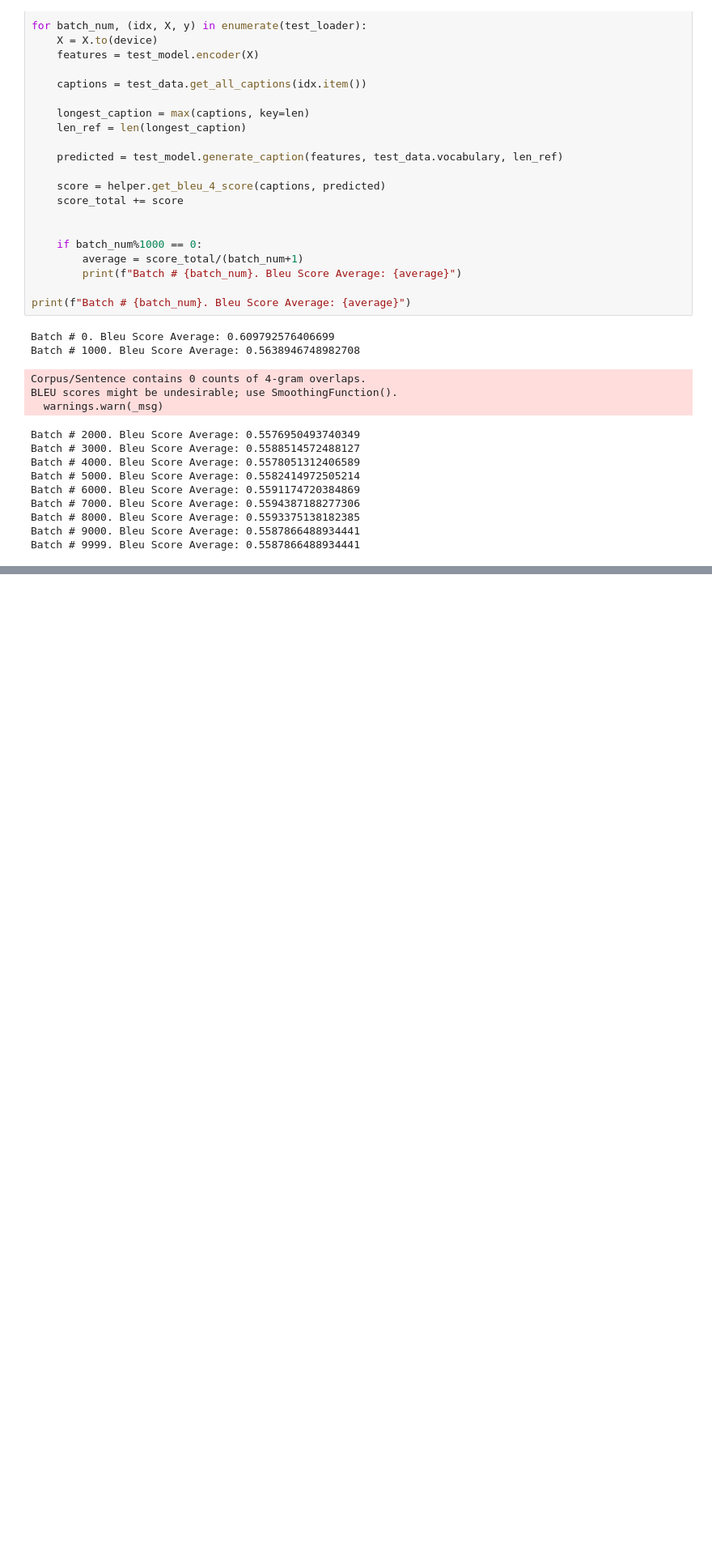
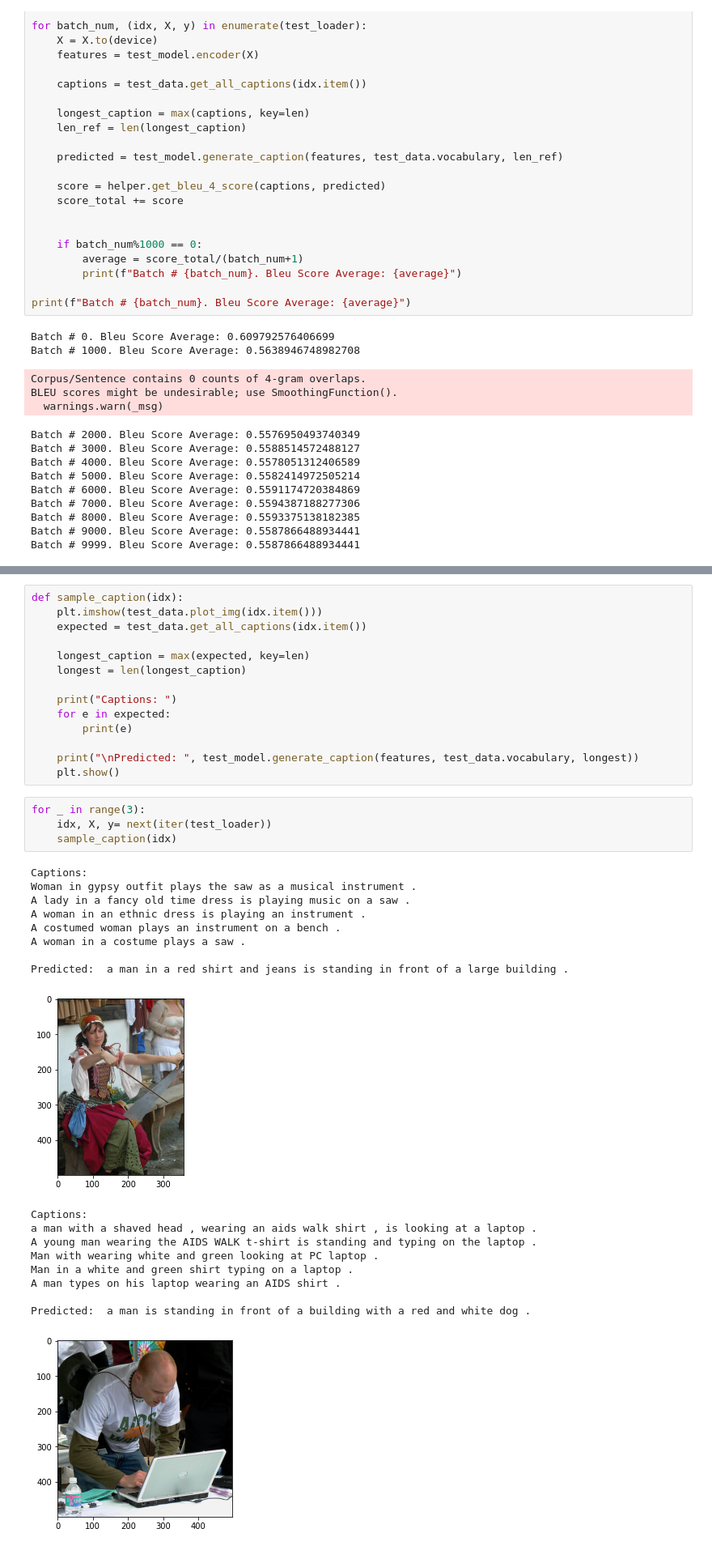
Before and after one commit to PriyankaVelagala/Image-Captioning-Project, a Jupyter notebook: attention_testing.ipynb, the cells around one changed output, grey strips where cells are left out. Shown: that part at 81% size. Cells and saved outputs as stored; diff of their text form; blank space fills up the shorter version.

Commit message:
Add sample captions section

```diff
--- a/attention_testing.ipynb
+++ b/attention_testing.ipynb
@@ -141,0 +132,37 @@ Batch # 9999. Bleu Score Average: 0.5587866488934441
+# %%
+def sample_caption(idx):
+    plt.imshow(test_data.plot_img(idx.item()))
+    expected = test_data.get_all_captions(idx.item())
+
+    longest_caption = max(expected, key=len)
+    longest = len(longest_caption)
+
+    print("Captions: ")
+    for e in expected:
+        print(e)
+
+    print("\nPredicted: ", test_model.generate_caption(features, test_data.vocabulary, longest))
+    plt.show()
+# %%
+for _ in range(3):
+    idx, X, y= next(iter(test_loader))
+    sample_caption(idx)
+# %% [output]
+Captions:
+Woman in gypsy outfit plays the saw as a musical instrument .
+A lady in a fancy old time dress is playing music on a saw .
+A woman in an ethnic dress is playing an instrument .
+A costumed woman plays an instrument on a bench .
+A woman in a costume plays a saw .
+
+Predicted:  a man in a red shirt and jeans is standing in front of a large building .
+[figure, added]
+Captions:
+a man with a shaved head , wearing an aids walk shirt , is looking at a laptop .
+A young man wearing the AIDS WALK t-shirt is standing and typing on the laptop .
+Man with wearing white and green looking at PC laptop .
+Man in a white and green shirt typing on a laptop .
+A man types on his laptop wearing an AIDS shirt .
+
+Predicted:  a man is standing in front of a building with a red and white dog .
+[figure, added]
```
Also changed, not shown: parts of 11 cells of this notebook.
